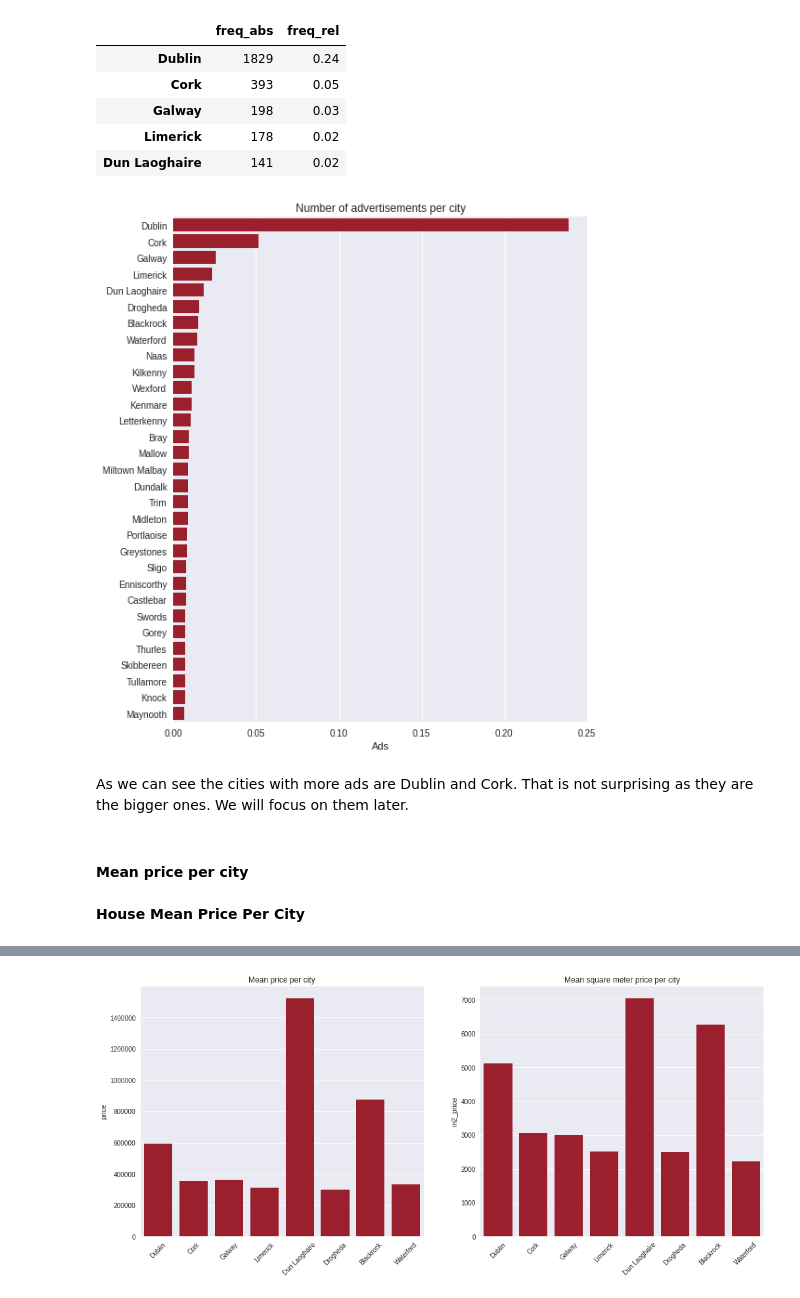
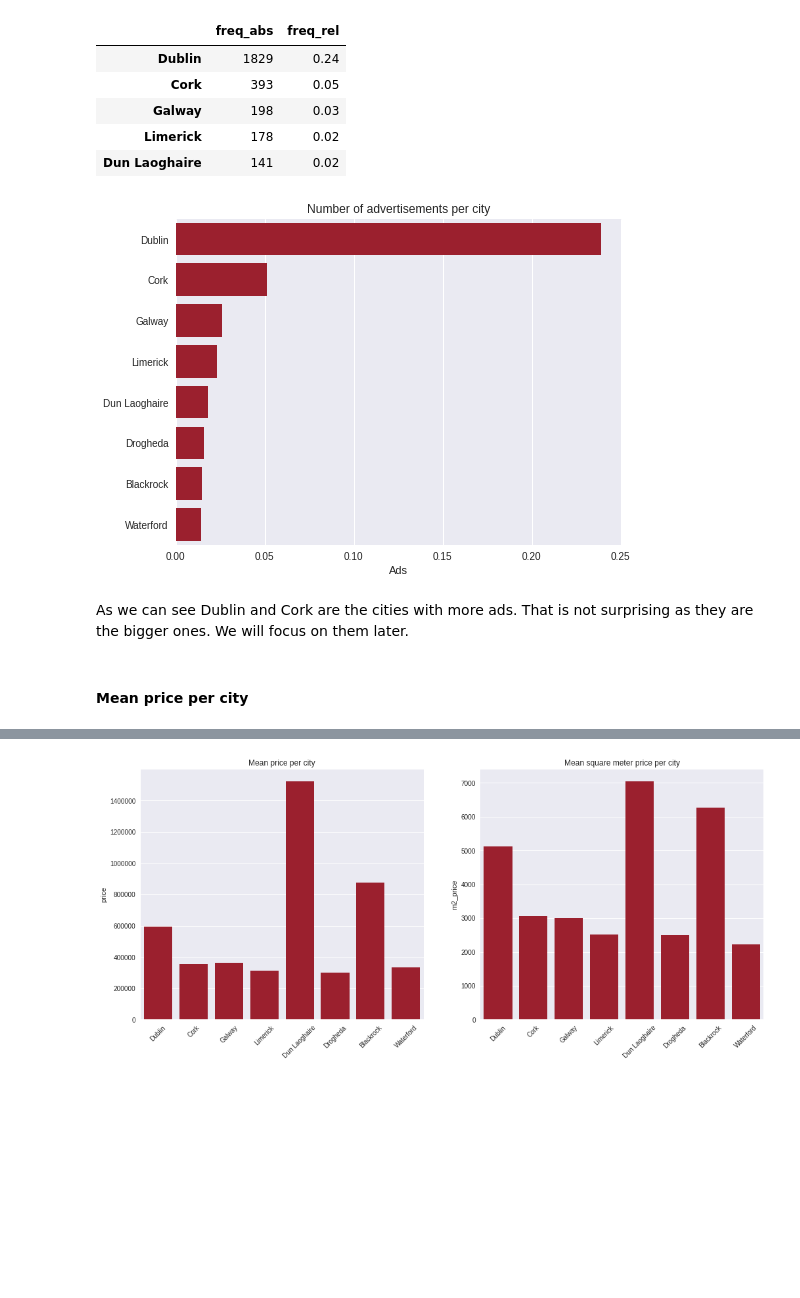
Before and after one commit to javiicc/Identifying_Potential_Investment_Opportunities_In_The_Irish_Real_Estate_Market_Using_MachineLearning, a Jupyter notebook: Data_Analysis.ipynb, the cells around one changed output, grey strips where cells are left out. Saved outputs shown, nothing was run; the diff lists cells and outputs as text; code cells hidden in the pictures; blank space fills up the shorter version.

```diff
--- a/Data_Analysis.ipynb
+++ b/Data_Analysis.ipynb
@@ -132,10 +136,9 @@ sale.loc[ix_to_change_cork, 'cities'] = 'Cork'
 # %% [markdown]
 To figure out the number of ads per city we are going to use the relative frequencies as we only have a sample of the population - the full market.
 # %%
-freq = pd.DataFrame(data=sale.cities.value_counts())
-freq.rename(columns={'cities':'freq_abs'}, inplace=True)
-freq['freq_rel'] = freq.freq_abs / sale.shape[0]
-freq.head()#.values
+# Frequency table
+freq = frequencies(df=sale, variable='cities')
+freq.head()
 # %% [output]
 |  | freq_abs | freq_rel |
 | Dublin | 1829 | 0.24 |
@@ -144,25 +147,24 @@ freq.head()#.values
 | Limerick | 178 | 0.02 |
 | Dun Laoghaire | 141 | 0.02 |
 # %%
-freq_50 = freq[freq.freq_abs >= 50].copy()
+# Filter by cities whose frequency is greater than or equal to 50
+freq_50 = freq[freq.freq_abs >= 100].copy()
 
-fig = plt.figure(figsize=(8,10))
+fig = plt.figure(figsize=(8,6))
 
 ax = sns.barplot(x=freq_50.freq_rel, y=freq_50.index, color='#b00b1e')
 
 ax.set_title('Number of advertisements per city')
 ax.set_xlabel('Ads')
 
 for location in ['left', 'bottom', 'right', 'top']:
     ax.spines[location].set_visible(False)
 
 #ax.set_yticks([])
 ax.tick_params(bottom=False, left=False)
 # %% [output]
-[figure, old version]
+[figure, new version]
 # %% [markdown]
-As we can see the cities with more ads are Dublin and Cork. That is not surprising as they are the bigger ones. We will focus on them later.
+As we can see Dublin and Cork are the cities with more ads. That is not surprising as they are the bigger ones. We will focus on them later.
 # %% [markdown]
 #### Mean price per city
-# %% [markdown]
-**House Mean Price Per City**
```
Also changed, not shown: parts of 33 cells of this notebook, 4 other files.
